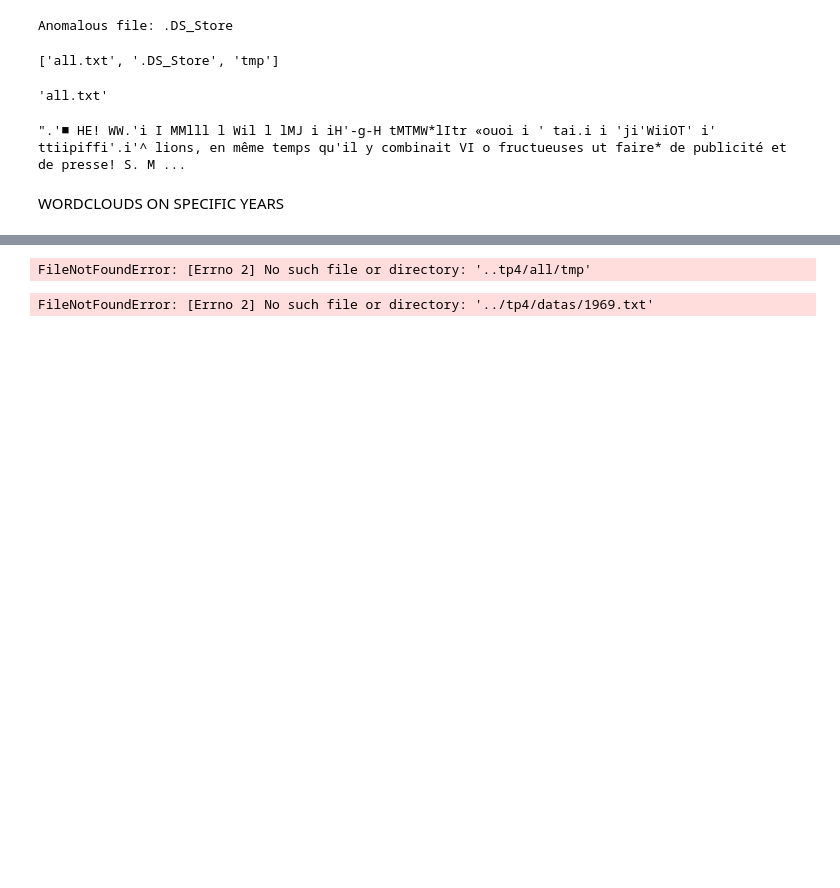
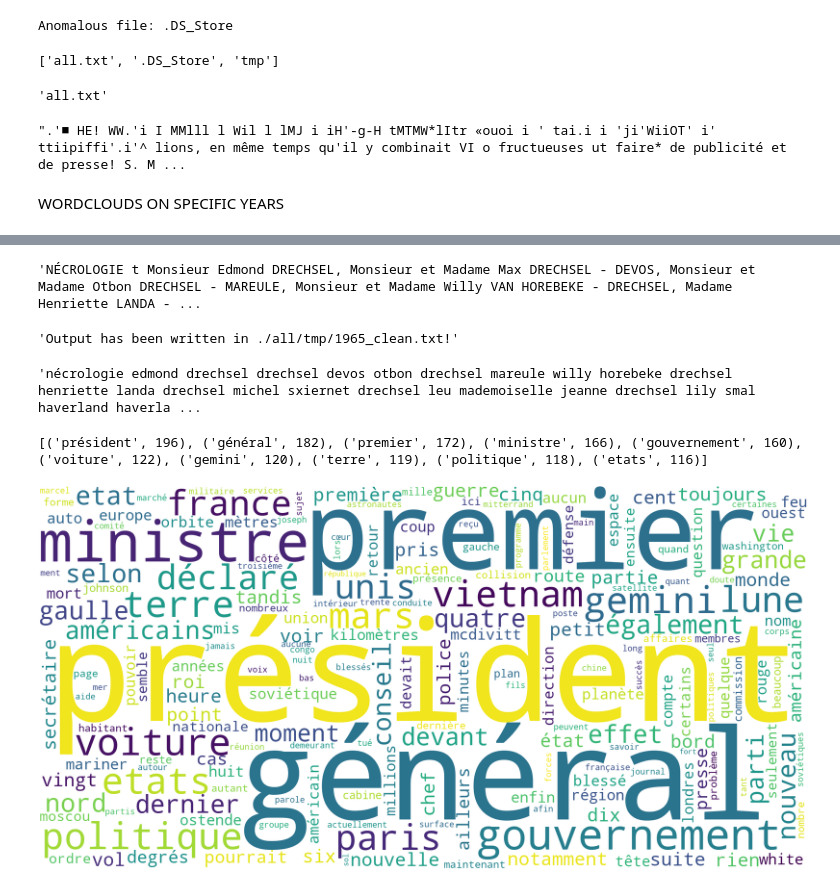
Before and after one commit to a-mahiant/tac, a Jupyter notebook: tp4/code.ipynb, the cells around one changed output, grey strips where cells are left out. Saved outputs shown, nothing was run; the diff lists cells and outputs as text; code cells hidden in the pictures; blank space fills up the shorter version.

Commit message:
creating different wc /code.ipynb

```diff
--- a/tp4/code.ipynb
+++ b/tp4/code.ipynb
@@ -573,17 +573,15 @@ len(content_list)
 # %%
-# Ecrire tout le contenu dans un fichier temporaire
-temp_path = '..tp4/all/tmp'
+#writing content in a temp_file
+temp_path = './all/tmp'
 if not os.path.exists(temp_path):
     os.mkdir(temp_path)
-with open(os.path.join(temp_path, f'test.txt'), 'w', encoding='utf-8') as f:
+with open(os.path.join(temp_path, f'{year}.txt'), 'w') as f:
     f.write(' '.join(content_list))
-# %% [output]
-FileNotFoundError: [Errno 2] No such file or directory: '..tp4/all/tmp'
 # %%
-# Imprimer le contenu du fichier et constater les "déchets"
-with open(os.path.join(data_path, f'{year}.txt'), 'r') as f:
+#print file's content
+with open(os.path.join(temp_path, f'{year}.txt'), 'r') as f:
     before = f.read()
 
 before[:500]
 # %% [output]
-FileNotFoundError: [Errno 2] No such file or directory: '../tp4/datas/1969.txt'
+'NÉCROLOGIE t Monsieur Edmond DRECHSEL, Monsieur et Madame Max DRECHSEL - DEVOS, Monsieur et Madame Otbon DRECHSEL - MAREULE, Monsieur et Madame Willy VAN HOREBEKE - DRECHSEL, Madame Henriette LANDA - ...
@@ -589,0 +605,26 @@ FileNotFoundError: [Errno 2] No such file or directory: '../tp4/datas/1969.txt'
+# %%
+#putting clean file in the temp_file
+clean_text(year, folder=temp_path)
+# %% [output]
+'Output has been written in ./all/tmp/1965_clean.txt!'
+# %%
+#check results
+with open(os.path.join(temp_path, f'{year}_clean.txt'), 'r') as f:
+    after = f.read()
+
+after[:500]
+# %% [output]
+'nécrologie edmond drechsel drechsel devos otbon drechsel mareule willy horebeke drechsel henriette landa drechsel michel sxiernet drechsel leu mademoiselle jeanne drechsel lily smal haverland haverla ...
+# %%
+#get most common words (x10)
+frequencies = Counter(after.split())
+print(frequencies.most_common(10))
+# %% [output]
+[('président', 196), ('général', 182), ('premier', 172), ('ministre', 166), ('gouvernement', 160), ('voiture', 122), ('gemini', 120), ('terre', 119), ('politique', 118), ('etats', 116)]
+# %%
+#creating a wc and saving it in temp
+cloud = WordCloud(width=2000, height=1000, background_color='white').generate_from_frequencies(frequencies)
+cloud.to_file(os.path.join(temp_path, f"{year}.png"))
+Image(filename=os.path.join(temp_path, f"{year}.png"))
+# %% [output]
+[figure, added]
```
Also changed, not shown: parts of 7 cells of this notebook, 10 other files.
